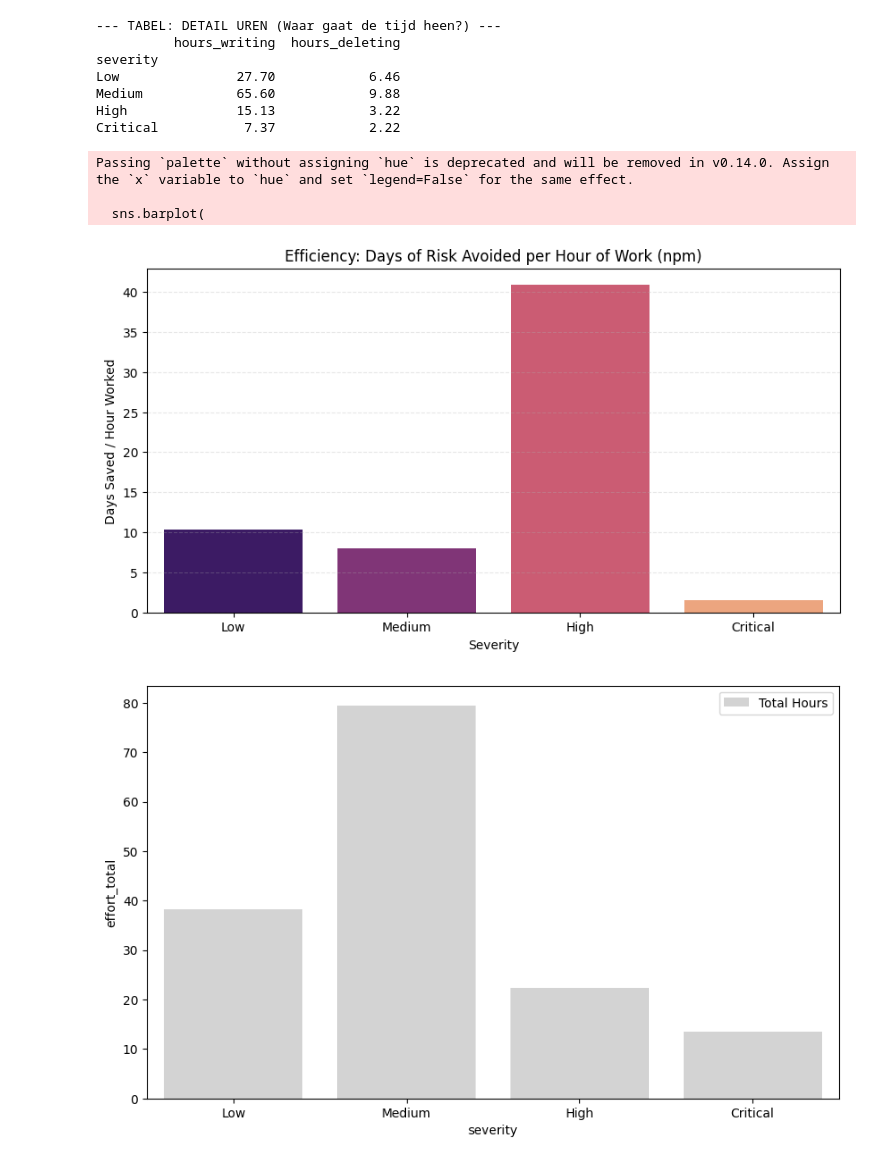
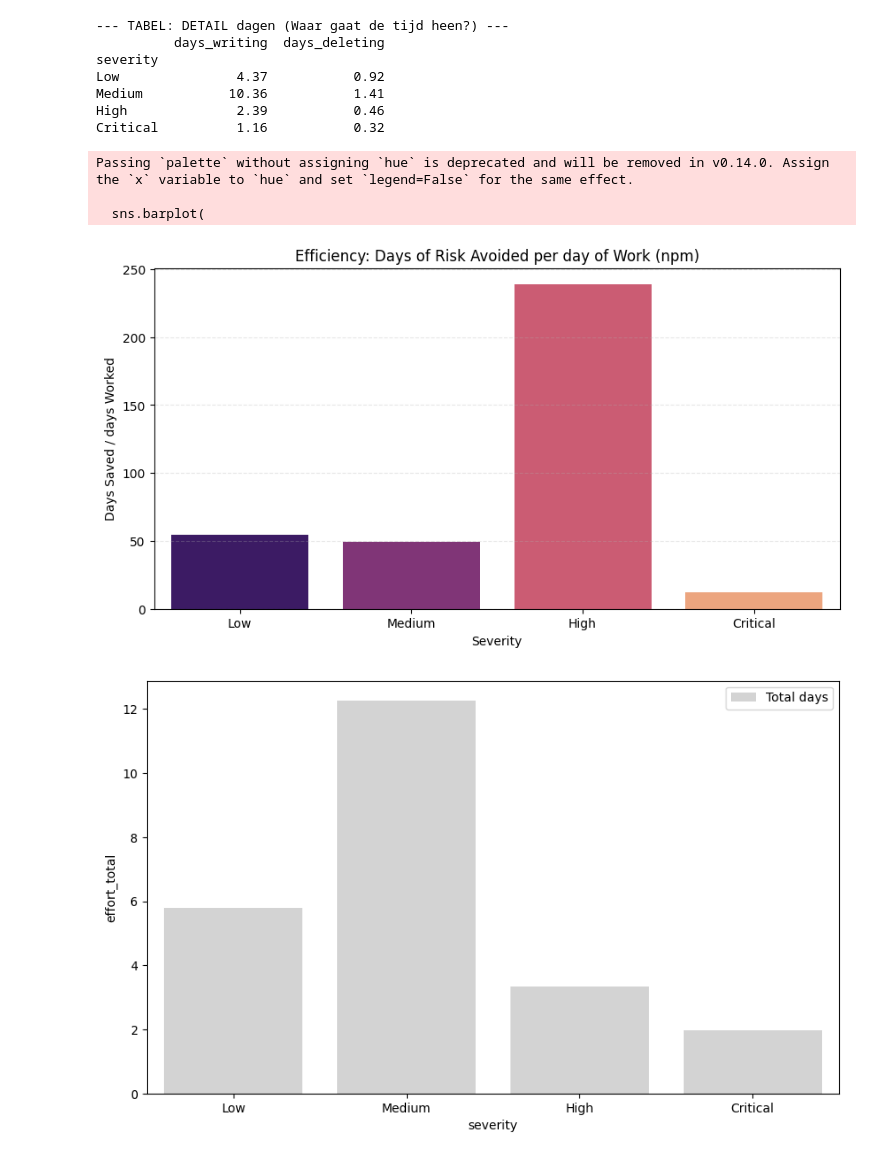
Before and after one commit to Fabiandg2/Scriptie-Fabian, a Jupyter notebook: SQ3_npm.ipynb, the cells around one changed output. Saved outputs shown, nothing was run; the diff lists cells and outputs as text; code cells hidden in the pictures.

```diff
--- a/SQ3_npm.ipynb
+++ b/SQ3_npm.ipynb
@@ -24,10 +24,10 @@ Schrijven: 3 loc/h | Verwijderen: 5 loc/h | Opstart: 4 uur
 DATA = {
     'npm': {
         # SQ1 (Dagen) en SQ2 (Insertions/Deletions) resultaten:
-        'Low':      {'days': 395.0, 'insertions': 83.1, 'deletions': 32.3},
-        'Medium':   {'days': 640.0, 'insertions': 196.8, 'deletions': 49.4},
-        'High':     {'days': 914.0, 'insertions': 45.4, 'deletions': 16.1},
-        'Critical': {'days': 21.0,  'insertions': 22.1, 'deletions': 11.1}
+        'Low':      {'days': 317.0, 'insertions': 83.1, 'deletions': 32.3},
+        'Medium':   {'days': 608.0, 'insertions': 196.8, 'deletions': 49.4},
+        'High':     {'days': 800.0, 'insertions': 45.4, 'deletions': 16.1},
+        'Critical': {'days': 24.0,  'insertions': 22.1, 'deletions': 11.1}
     }
 }
 # %%
@@ -35,27 +35,27 @@ stats = DATA[CURRENT_ECOSYSTEM]
 results = []
 
 for severity, params in stats.items():
-    # 1. Bereken Engineering Effort (Uren)
-    time_writing = params['insertions'] / lines_per_hour_insert
-    time_deleting = params['deletions'] / lines_per_hour_delete
-    effort_hours = STARTUP_TIME + time_writing + time_deleting
+    # 1. Bereken Engineering Effort (dagen)
+    time_writing = params['insertions'] / lines_per_day_insert
+    time_deleting = params['deletions'] / lines_per_day_delete
+    effort_days = STARTUP_TIME + time_writing + time_deleting
 
     # 2. Exposure Time (Dagen)
     exposure_days = params['days']
 
     # 3. Efficiency Ratio
-    if effort_hours > 0:
-        days_saved_per_hour = exposure_days / effort_hours
+    if effort_days > 0:
+        days_saved_per_day = exposure_days / effort_days
     else:
         days_saved_per_hour = 0
 
     results.append({
         'severity': severity,
-        'effort_total': effort_hours,
-        'hours_writing': time_writing,
-        'hours_deleting': time_deleting,
+        'effort_total': effort_days,
+        'days_writing': time_writing,
+        'days_deleting': time_deleting,
         'exposure_days': exposure_days,
-        'efficiency_ratio': days_saved_per_hour
+        'efficiency_ratio': days_saved_per_day
     })
 # %%
 # DataFrame maken
@@ -78,16 +78,16 @@ Critical          13.6           21.0               1.5
 # %%
 # --- TABEL 2: DETAILS VAN HET WERK ---
-print("\n--- TABEL: DETAIL UREN (Waar gaat de tijd heen?) ---")
-detail_cols = ['hours_writing', 'hours_deleting']
+print("\n--- TABEL: DETAIL dagen (Waar gaat de tijd heen?) ---")
+detail_cols = ['days_writing', 'days_deleting']
 print(df[detail_cols].round(2))
 # %% [output]
---- TABEL: DETAIL UREN (Waar gaat de tijd heen?) ---
-          hours_writing  hours_deleting
+--- TABEL: DETAIL dagen (Waar gaat de tijd heen?) ---
+          days_writing  days_deleting
 severity
-Low               27.70            6.46
-Medium            65.60            9.88
-High              15.13            3.22
-Critical           7.37            2.22
+Low               4.37           0.92
+Medium           10.36           1.41
+High              2.39           0.46
+Critical          1.16           0.32
 # %%
 # We resetten de index even tijdelijk voor de plot, zodat 'severity' weer een kolom is
 plot_data = df.reset_index()
@@ -102,41 +102,40 @@ sns.barplot(
     order=order,
     palette='magma'
 )
 
-plt.title(f"Efficiency: Days of Risk Avoided per Hour of Work ({CURRENT_ECOSYSTEM})")
-plt.ylabel("Days Saved / Hour Worked")
+plt.title(f"Efficiency: Days of Risk Avoided per day of Work ({CURRENT_ECOSYSTEM})")
+plt.ylabel("Days Saved / days Worked")
 plt.xlabel("Severity")
 plt.grid(axis='y', linestyle='--', alpha=0.3)
 plt.show()
 
-# --- GRAFIEK 2: EFFORT BREAKDOWN (NIEUW & HEEL WAARDEVOL!) ---
-# Deze grafiek laat zien: Waar zit het werk? In schrijven of deleten?
+# --- GRAFIEK 2: EFFORT BREAKDOWN ---
 # We gebruiken een 'Stacked Bar Chart'
 
 # We pakken alleen de kolommen die we willen stapelen
-effort_breakdown = df[['hours_writing', 'hours_deleting', 'effort_total']]
+effort_breakdown = df[['days_writing', 'days_deleting', 'effort_total']]
 
 plt.figure(figsize=(10, 6))
 
 # Stap 1: De totale balk (achtergrond)
-sns.barplot(x=effort_breakdown.index, y='effort_total', data=effort_breakdown, order=order, color='lightgray', label='Total Hours')
+sns.barplot(x=effort_breakdown.index, y='effort_total', data=effort_breakdown, order=order, color='lightgray', label='Total days')
 
 # Stap 2: De 'Writing' uren (onderop)
 # We plotten ze 'stacked' door een listige truc met seaborn of gewoon pandas plot
 # Pandas plot is hier makkelijker voor stapelen:
-ax = df[['hours_writing', 'hours_deleting']].plot(kind='bar', stacked=True, figsize=(10, 6), color=['#1f77b4', '#d62728'])
+ax = df[['days_writing', 'days_deleting']].plot(kind='bar', stacked=True, figsize=(10, 6), color=['#1f77b4', '#d62728'])
 
 plt.title(f"Effort Breakdown: Writing vs. Deleting ({CURRENT_ECOSYSTEM})")
-plt.ylabel("Engineering Hours")
+plt.ylabel("Engineering days")
 plt.xlabel("Severity")
 plt.grid(axis='y', linestyle='--', alpha=0.3)
-plt.legend(["Hours Writing (New Code)", "Hours Deleting (Cleanup)"])
+plt.legend(["days Writing (New Code)", "days Deleting (Cleanup)"])
 plt.xticks(rotation=0) # Zorgt dat de tekst recht staat
 
 plt.show()
 # %% [output]
 Passing `palette` without assigning `hue` is deprecated and will be removed in v0.14.0. Assign the `x` variable to `hue` and set `legend=False` for the same effect.
 
   sns.barplot(
-[figure, old version]
+[figure, new version]
-[figure, old version]
+[figure, new version]
```
Also changed, not shown: parts of 4 cells of this notebook, 5 other files.
